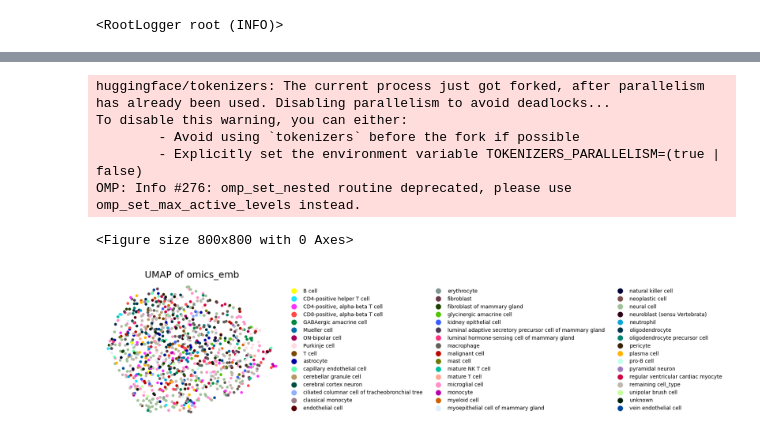
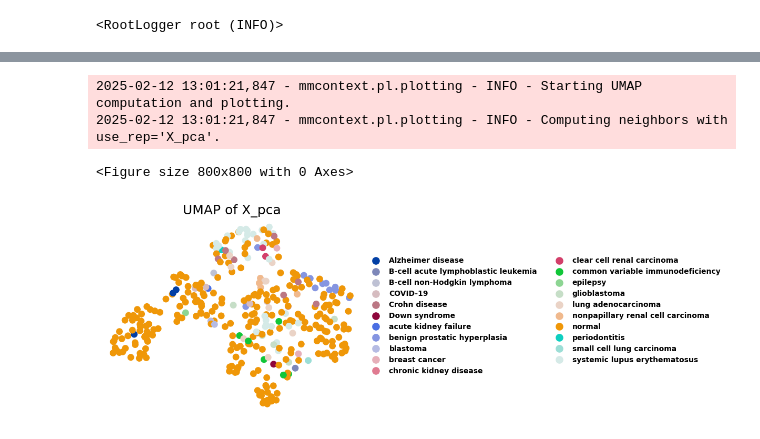
Before and after one commit to mengerj/mmcontext, a Jupyter notebook: exploratory/notebooks/mmcontext_train.ipynb, the cells around one changed output, grey strips where cells are left out. Drawn from its saved outputs; the diff is of its cells as text; code cells hidden in the pictures.

```diff
--- a/exploratory/notebooks/mmcontext_train.ipynb
+++ b/exploratory/notebooks/mmcontext_train.ipynb
@@ -235,0 +206,8 @@ adata_new = adata_infer.encode(batch_size=128)
+# %%
+# embeddings = model.encode(test_dataset["train"]["anndata_ref"])
+embeddings = model.encode(test_dataset["anndata_ref"])
+# %%
+from mmcontext.utils import load_test_adata_from_hf_dataset
+
+# adata = load_test_adata_from_hf_dataset(test_dataset["train"])
+adata = load_test_adata_from_hf_dataset(test_dataset)
@@ -235,0 +216,2 @@ adata_new = adata_infer.encode(batch_size=128)
+# %%
+adata.obsm["mmcontext_emb"] = embeddings
@@ -235,0 +235,6 @@ adata_new = adata_infer.encode(batch_size=128)
+# %%
+# Visualise the embeddings
+from mmcontext.pl import plot_umap
+
+label_key = "disease"
+plot_umap(adata, color_key=label_key, embedding_key="mmcontext_emb")
@@ -236,13 +247,10 @@ adata_new = adata_infer.encode(batch_size=128)
 # %%
 # Visualise the embeddings
 from mmcontext.pl import plot_umap
 
-plot_umap(adata_new, color_key="cell_type", embedding_key="omics_emb")
+plot_umap(adata, color_key=label_key, embedding_key="X_pca")
 # %% [output]
-huggingface/tokenizers: The current process just got forked, after parallelism has already been used. Disabling parallelism to avoid deadlocks...
-To disable this warning, you can either:
-        - Avoid using `tokenizers` before the fork if possible
-        - Explicitly set the environment variable TOKENIZERS_PARALLELISM=(true | false)
-OMP: Info #276: omp_set_nested routine deprecated, please use omp_set_max_active_levels instead.
+2025-02-12 13:01:21,847 - mmcontext.pl.plotting - INFO - Starting UMAP computation and plotting.
+2025-02-12 13:01:21,847 - mmcontext.pl.plotting - INFO - Computing neighbors with use_rep='X_pca'.
 <Figure size 800x800 with 0 Axes>
-[figure, old version]
+[figure, new version]
```
Also changed, not shown: parts of 21 cells of this notebook.
